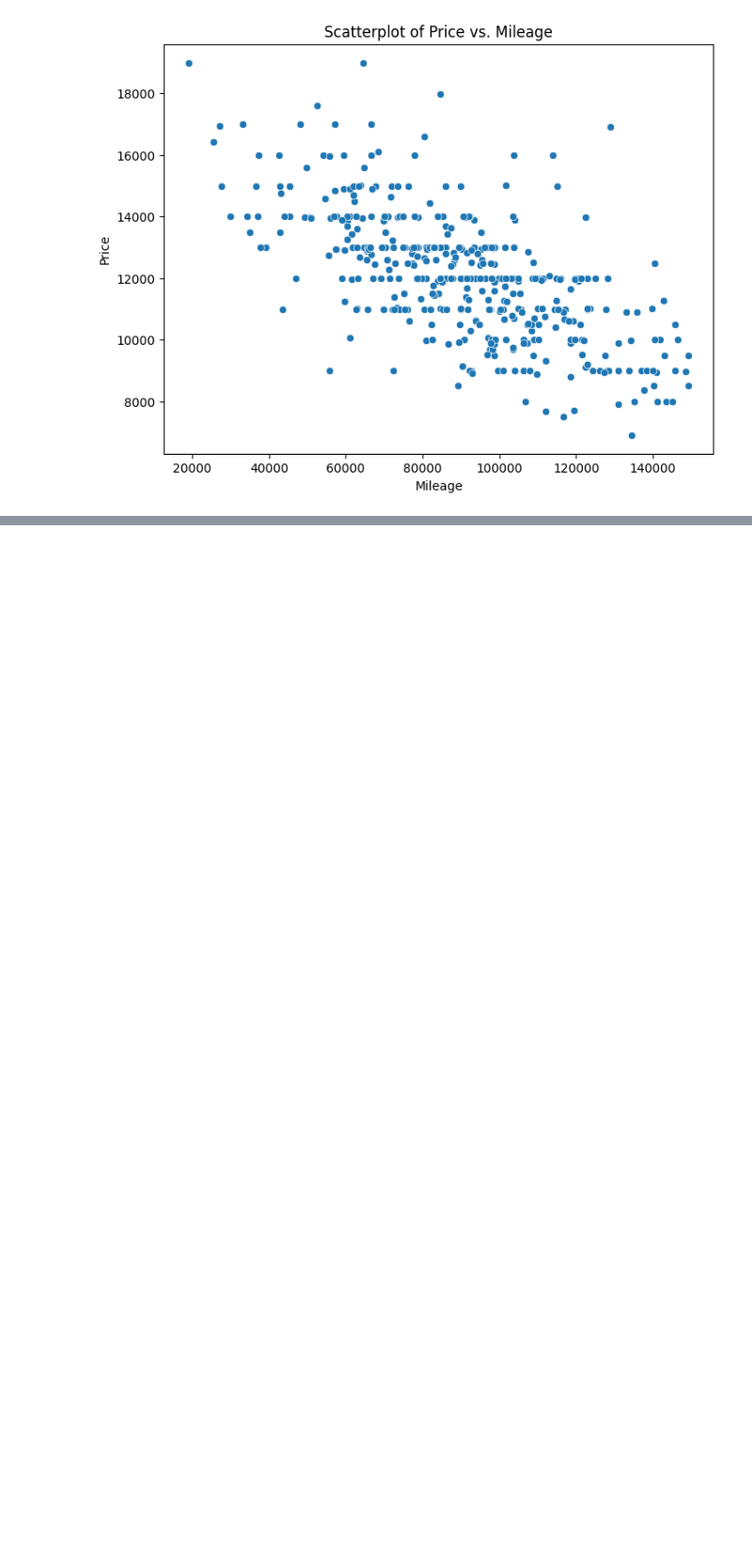
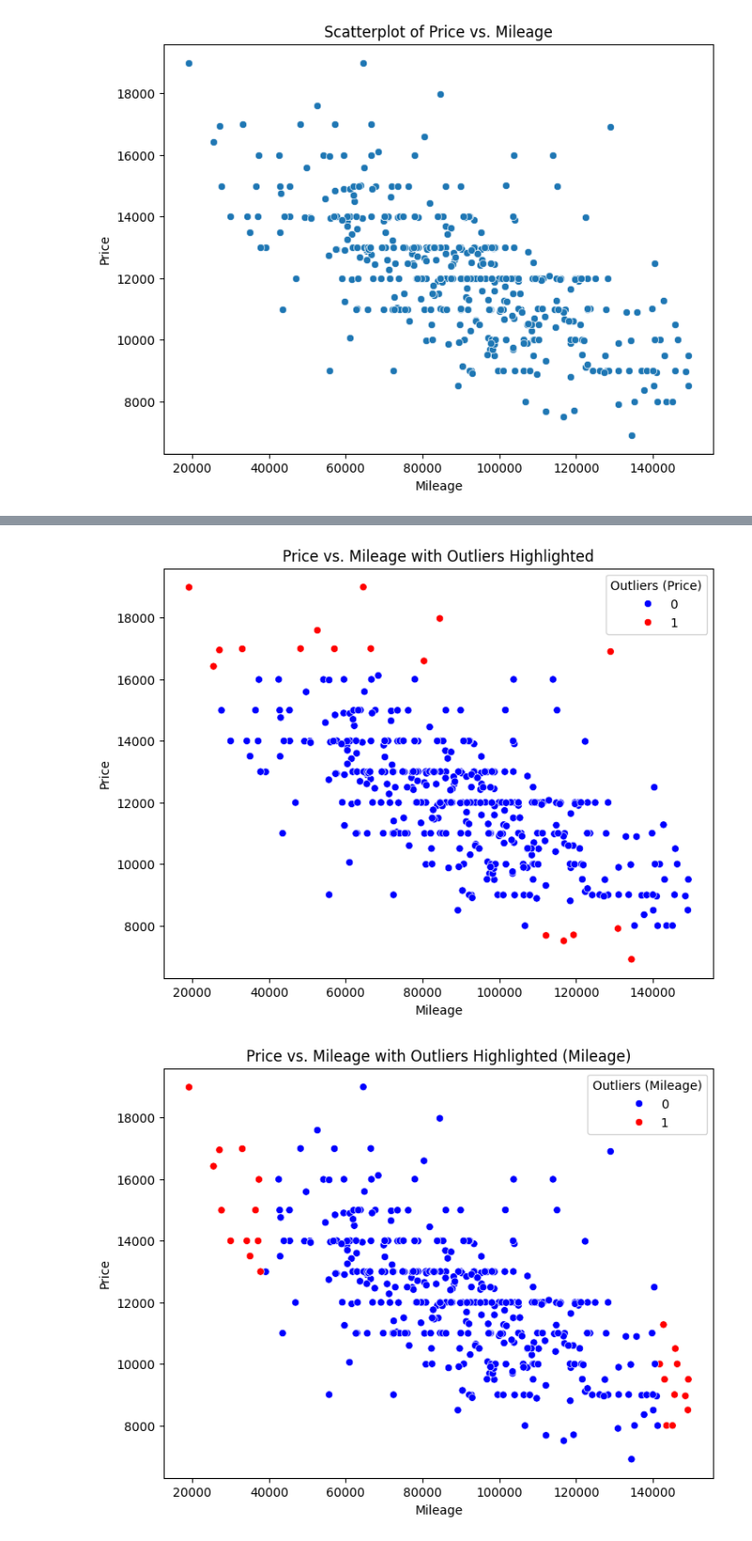
Before and after one commit to Isfandior/PrinciplesOfDataScienceCity-Sohrab, a Jupyter notebook: week03/Week03.ipynb, the cells around one changed output, grey strips where cells are left out. Shown: that part at 94% size. Drawn from its saved outputs; the diff is of its cells as text; code cells hidden in the pictures; blank space fills up the shorter version.

```diff
--- a/week03/Week03.ipynb
+++ b/week03/Week03.ipynb
@@ -45,3 +44,17 @@ plt.ylabel('Price')
 plt.show()
 # %% [output]
 [figure]
+# %%
+# Calculate mean and standard deviation for price and mileage
+price_mean = df['price'].mean()
+price_std = df['price'].std()
+
+mileage_mean = df['mileage'].mean()
+mileage_std = df['mileage'].std()
+
+# Add new columns to identify outliers
+df['isOutlierPrice'] = ((df['price'] > (price_mean + 2 * price_std)) | (df['price'] < (price_mean - 2 * price_std))).astype(int)
+df['isOutlierMileage'] = ((df['mileage'] > (mileage_mean + 2 * mileage_std)) | (df['mileage'] < (mileage_mean - 2 * mileage_std))).astype(int)
+
+# Display the updated dataframe
+df.head()
@@ -47,0 +68,21 @@ plt.show()
+# %%
+# Scatter plot showing outliers in a different color
+plt.figure(figsize=(8, 6))
+sns.scatterplot(x='mileage', y='price', hue='isOutlierPrice', data=df, palette=['blue', 'red'])
+plt.title('Price vs. Mileage with Outliers Highlighted')
+plt.xlabel('Mileage')
+plt.ylabel('Price')
+plt.legend(title='Outliers (Price)')
+plt.show()
+
+# Scatter plot showing outliers in a different color based on mileage
+plt.figure(figsize=(8, 6))
+sns.scatterplot(x='mileage', y='price', hue='isOutlierMileage', data=df, palette=['blue', 'red'])
+plt.title('Price vs. Mileage with Outliers Highlighted (Mileage)')
+plt.xlabel('Mileage')
+plt.ylabel('Price')
+plt.legend(title='Outliers (Mileage)')
+plt.show()
+# %% [output]
+[figure, added]
+[figure, added]
```
Also changed, not shown: parts of 3 cells of this notebook.
